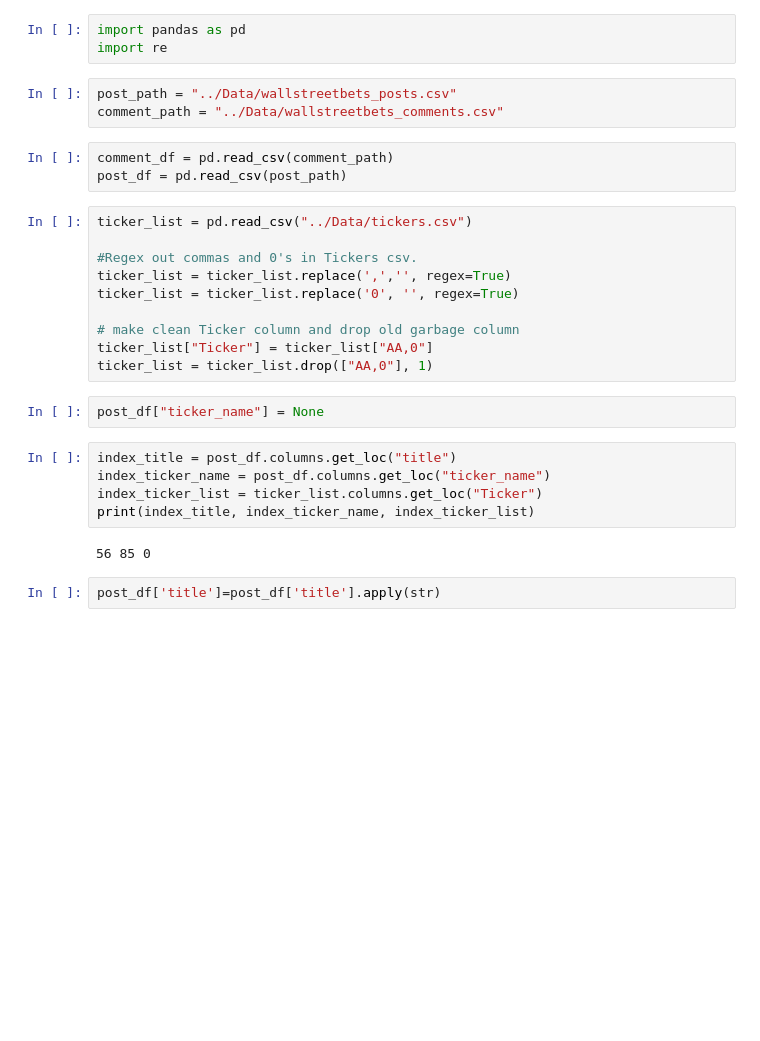
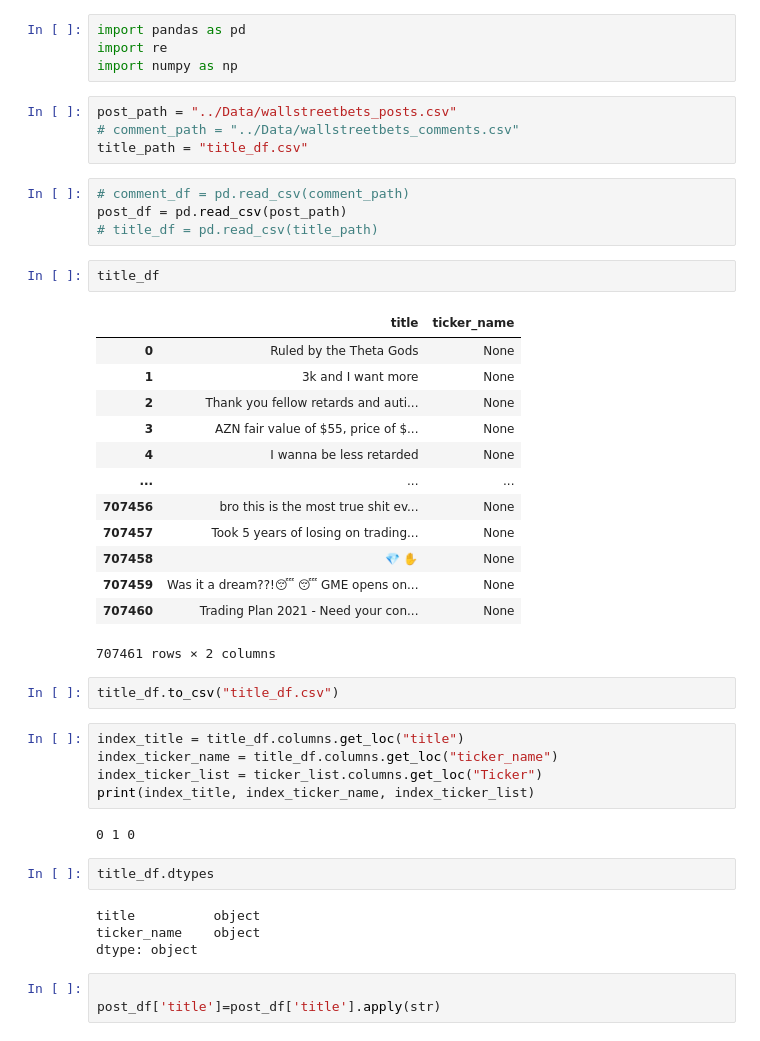
Before and after one commit to tylersojka/Final_Project_WSB, a Jupyter notebook: Cleaning_ETL/stack_overflow_help.ipynb, the cells around one changed output. Cells and saved outputs as stored; diff of their text form; blank space fills up the shorter version.

Commit message:
garbage commit

```diff
--- a/Cleaning_ETL/stack_overflow_help.ipynb
+++ b/Cleaning_ETL/stack_overflow_help.ipynb
@@ -1,32 +1,48 @@
 # %%
 import pandas as pd
 import re
+import numpy as np
 # %%
 post_path = "../Data/wallstreetbets_posts.csv"
-comment_path = "../Data/wallstreetbets_comments.csv"
+# comment_path = "../Data/wallstreetbets_comments.csv"
+title_path = "title_df.csv"
 # %%
-comment_df = pd.read_csv(comment_path)
+# comment_df = pd.read_csv(comment_path)
 post_df = pd.read_csv(post_path)
+# title_df = pd.read_csv(title_path)
-# %%
-ticker_list = pd.read_csv("../Data/tickers.csv")
-
-#Regex out commas and 0's in Tickers csv.
-ticker_list = ticker_list.replace(',','', regex=True)
-ticker_list = ticker_list.replace('0', '', regex=True)
-
-# make clean Ticker column and drop old garbage column
-ticker_list["Ticker"] = ticker_list["AA,0"]
-ticker_list = ticker_list.drop(["AA,0"], 1)
-# %%
-post_df["ticker_name"] = None
+# %%
+title_df
+# %% [output]
+|  | title | ticker_name |
+| 0 | Ruled by the Theta Gods | None |
+| 1 | 3k and I want more | None |
+| 2 | Thank you fellow retards and auti... | None |
+| 3 | AZN fair value of $55, price of $... | None |
+| 4 | I wanna be less retarded | None |
+| ... | ... | ... |
+| 707456 | bro this is the most true shit ev... | None |
+| 707457 | Took 5 years of losing on trading... | None |
+| 707458 | 💎 ✋ | None |
+| 707459 | Was it a dream??!😴 😴 GME opens on... | None |
+| 707460 | Trading Plan 2021 - Need your con... | None |
+707461 rows × 2 columns
+# %%
+title_df.to_csv("title_df.csv")
 # %%
-index_title = post_df.columns.get_loc("title")
-index_ticker_name = post_df.columns.get_loc("ticker_name")
+index_title = title_df.columns.get_loc("title")
+index_ticker_name = title_df.columns.get_loc("ticker_name")
 index_ticker_list = ticker_list.columns.get_loc("Ticker")
 print(index_title, index_ticker_name, index_ticker_list)
 # %% [output]
-56 85 0
+0 1 0
+# %%
+title_df.dtypes
+# %% [output]
+title          object
+ticker_name    object
+dtype: object
 # %%
+
 post_df['title']=post_df['title'].apply(str)
 # %%
 %%time
```
Also changed, not shown: parts of 3 cells of this notebook, 3 other files.
